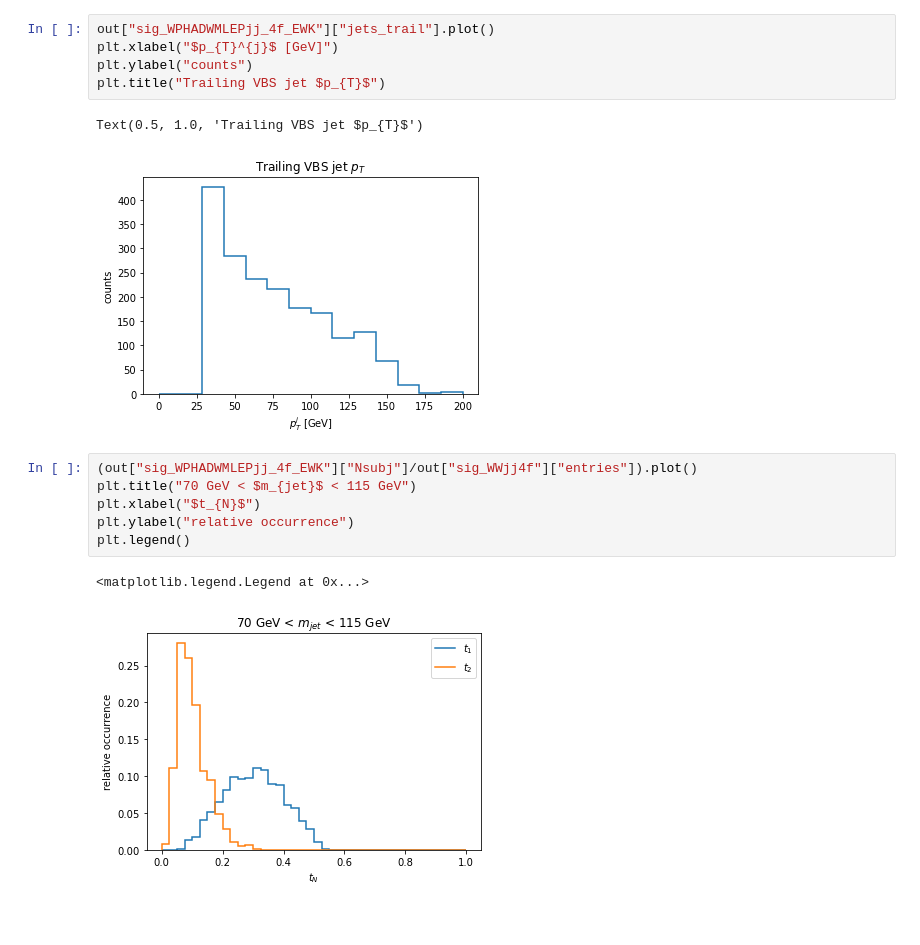
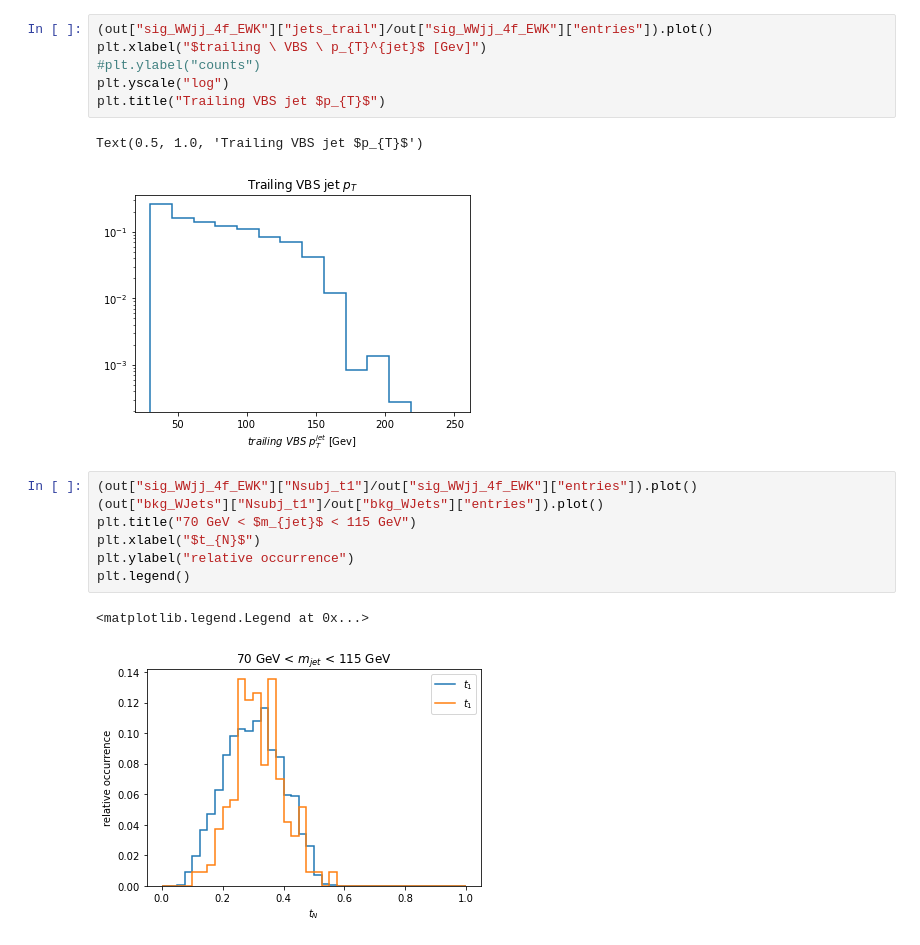
Before and after one commit to rdelliga/Coffea_Swan, a Jupyter notebook: cuts1.ipynb, the cells around one changed output. Cells and saved outputs as stored; diff of their text form.

```diff
--- a/cuts1.ipynb
+++ b/cuts1.ipynb
@@ -365,17 +399,19 @@ Text(0.5, 1.0, 'Leading VBS jet $p_{T}$')
 # %%
-out["sig_WPHADWMLEPjj_4f_EWK"]["jets_trail"].plot()
-plt.xlabel("$p_{T}^{j}$ [GeV]")
-plt.ylabel("counts")
+(out["sig_WWjj_4f_EWK"]["jets_trail"]/out["sig_WWjj_4f_EWK"]["entries"]).plot()
+plt.xlabel("$trailing \ VBS \ p_{T}^{jet}$ [Gev]")
+#plt.ylabel("counts")
+plt.yscale("log")
 plt.title("Trailing VBS jet $p_{T}$")
 # %% [output]
 Text(0.5, 1.0, 'Trailing VBS jet $p_{T}$')
-[figure, old version]
+[figure, new version]
 # %%
-(out["sig_WPHADWMLEPjj_4f_EWK"]["Nsubj"]/out["sig_WWjj4f"]["entries"]).plot()
+(out["sig_WWjj_4f_EWK"]["Nsubj_t1"]/out["sig_WWjj_4f_EWK"]["entries"]).plot()
+(out["bkg_WJets"]["Nsubj_t1"]/out["bkg_WJets"]["entries"]).plot()
 plt.title("70 GeV < $m_{jet}$ < 115 GeV")
 plt.xlabel("$t_{N}$")
 plt.ylabel("relative occurrence")
 plt.legend()
 # %% [output]
 <matplotlib.legend.Legend at 0x...>
-[figure, old version]
+[figure, new version]
```
Also changed, not shown: parts of 20 cells of this notebook, 3 other files.
